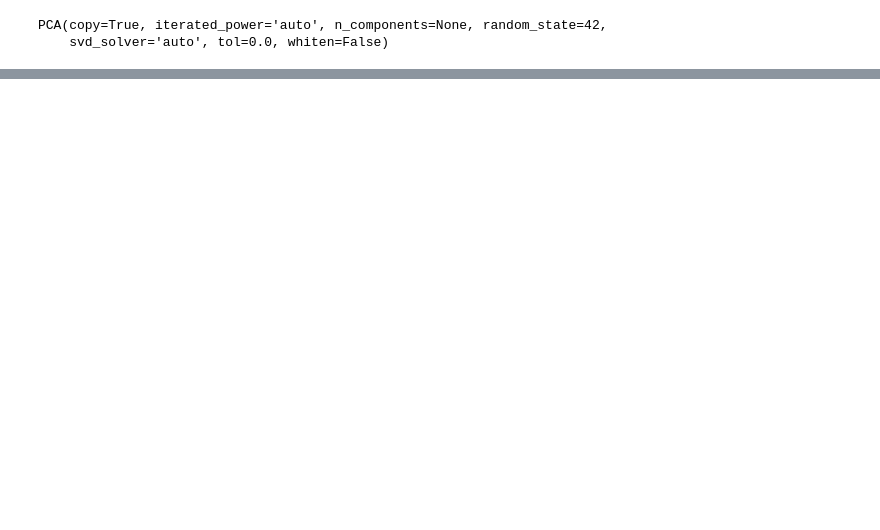
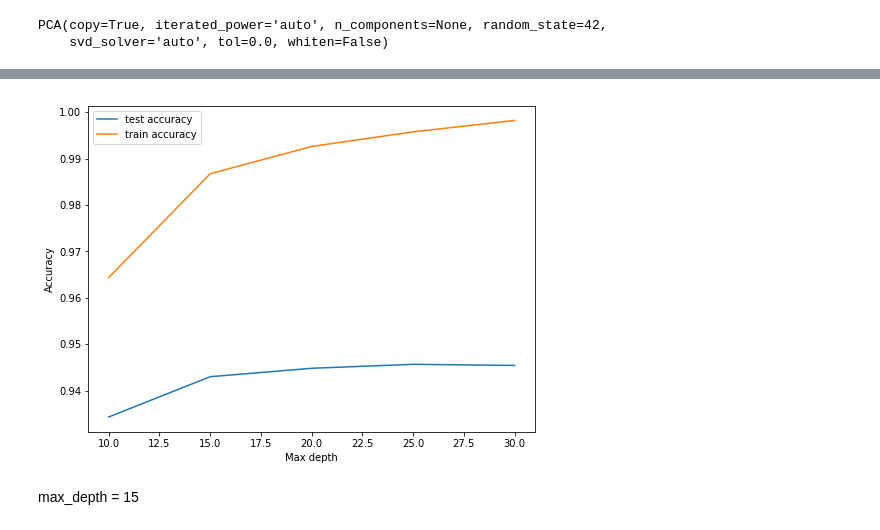
Before and after one commit to shreyaspai08/telecom_churn_case_study, a Jupyter notebook: Telecom_churn_notebook.ipynb, the cells around one changed output, grey strips where cells are left out. Cells and saved outputs as stored; diff of their text form; code cells hidden in the pictures; blank space fills up the shorter version.

```diff
--- a/Telecom_churn_notebook.ipynb
+++ b/Telecom_churn_notebook.ipynb
@@ -893,0 +1108,2 @@ metrics.accuracy_score(y_test_res['churn'], y_test_res['logreg_fin_pred'])
+# %%
+model_forest.fit(X_train,y_train)
@@ -893,0 +1131,10 @@ metrics.accuracy_score(y_test_res['churn'], y_test_res['logreg_fin_pred'])
+# %%
+#Tuning max_depth
+folds = KFold(n_splits = 5, shuffle = True, random_state = 4)
+parameters = {'max_depth': [10,15,20,25,30]}
+rf = RandomForestClassifier(class_weight='balanced')
+rf_grid = GridSearchCV(rf, parameters,cv=folds,
+                    scoring="accuracy",verbose=1,
+                   return_train_score=True)
+# %%
+rf_grid.fit(X_train,y_train)
@@ -893,0 +1166,3 @@ metrics.accuracy_score(y_test_res['churn'], y_test_res['logreg_fin_pred'])
+# %%
+cv_df = pd.DataFrame(rf_grid.cv_results_)
+cv_df
@@ -893,0 +1176,12 @@ metrics.accuracy_score(y_test_res['churn'], y_test_res['logreg_fin_pred'])
+# %%
+plt.figure(figsize=(8, 6))
+plt.plot(cv_df['param_max_depth'], cv_df['mean_test_score'])
+plt.plot(cv_df['param_max_depth'], cv_df['mean_train_score'])
+plt.xlabel('Max depth')
+plt.ylabel('Accuracy')
+plt.legend(['test accuracy', 'train accuracy'], loc='upper left')
+plt.show()
+# %% [output]
+[figure, added]
+# %% [markdown]
+max_depth = 15
```
Also changed, not shown: parts of 164 cells of this notebook.
